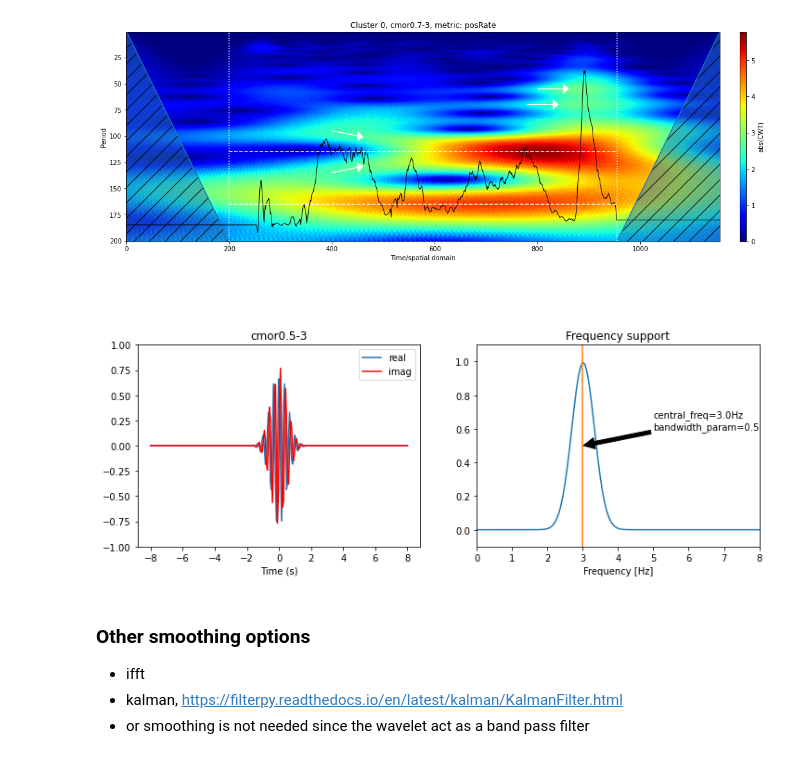
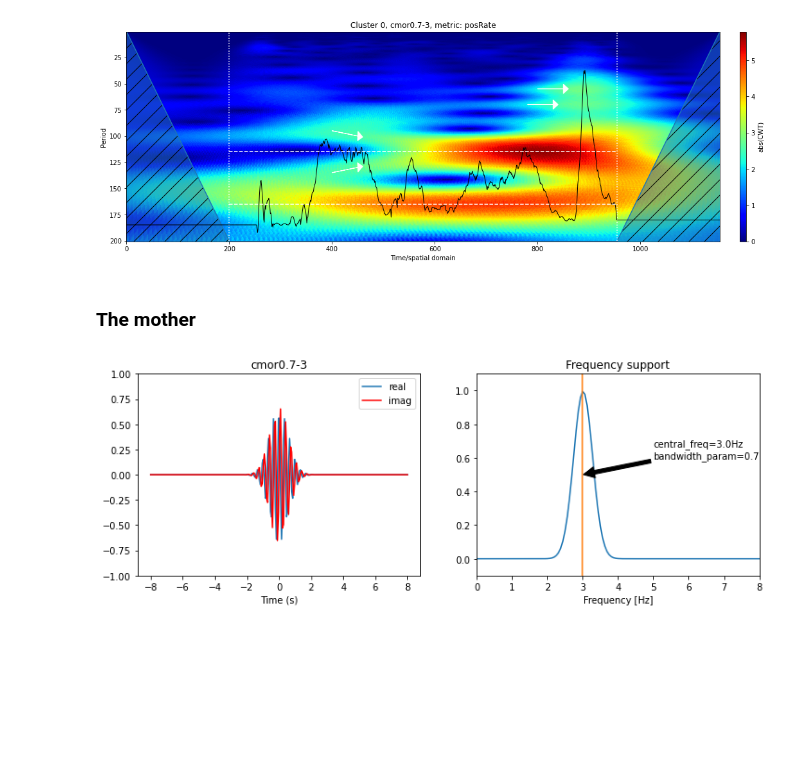
Before and after one commit to ArmandBester/waves, a Jupyter notebook: Wavelets_explore.ipynb, the cells around one changed output. Saved outputs shown, nothing was run; the diff lists cells and outputs as text; code cells hidden in the pictures; blank space fills up the shorter version.

```diff
--- a/Wavelets_explore.ipynb
+++ b/Wavelets_explore.ipynb
@@ -104,14 +104,8 @@ graphScales(data=data,metric='posRate', s=[1,600], wavelet='cmor0.7-3', coi=True
 # %% [output]
 [figure]
 # %% [markdown]
-###
+### The mother
 # %%
-axes = scg.plot_wav('cmor0.5-3', figsize=(12,4))
+scg.plot_wav('cmor0.7-3', figsize=(12,4));
 # %% [output]
-[figure, old version]
+[figure, new version]
-# %% [markdown]
-### Other smoothing options
-
-* ifft
-* kalman, https://filterpy.readthedocs.io/en/latest/kalman/KalmanFilter.html
-* or smoothing is not needed since the wavelet act as a band pass filter
```
Also changed, not shown: parts of 6 cells of this notebook, 6 other files.
